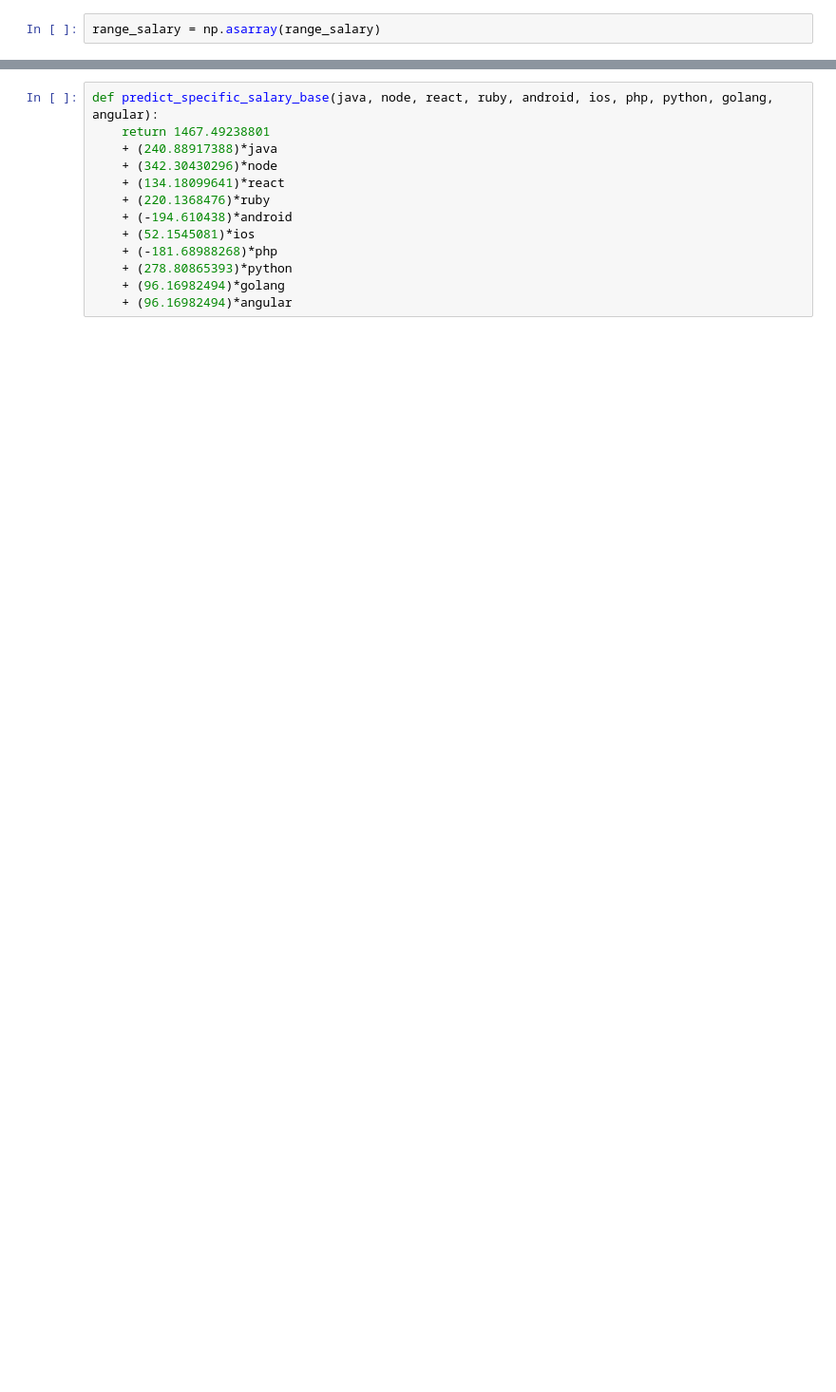
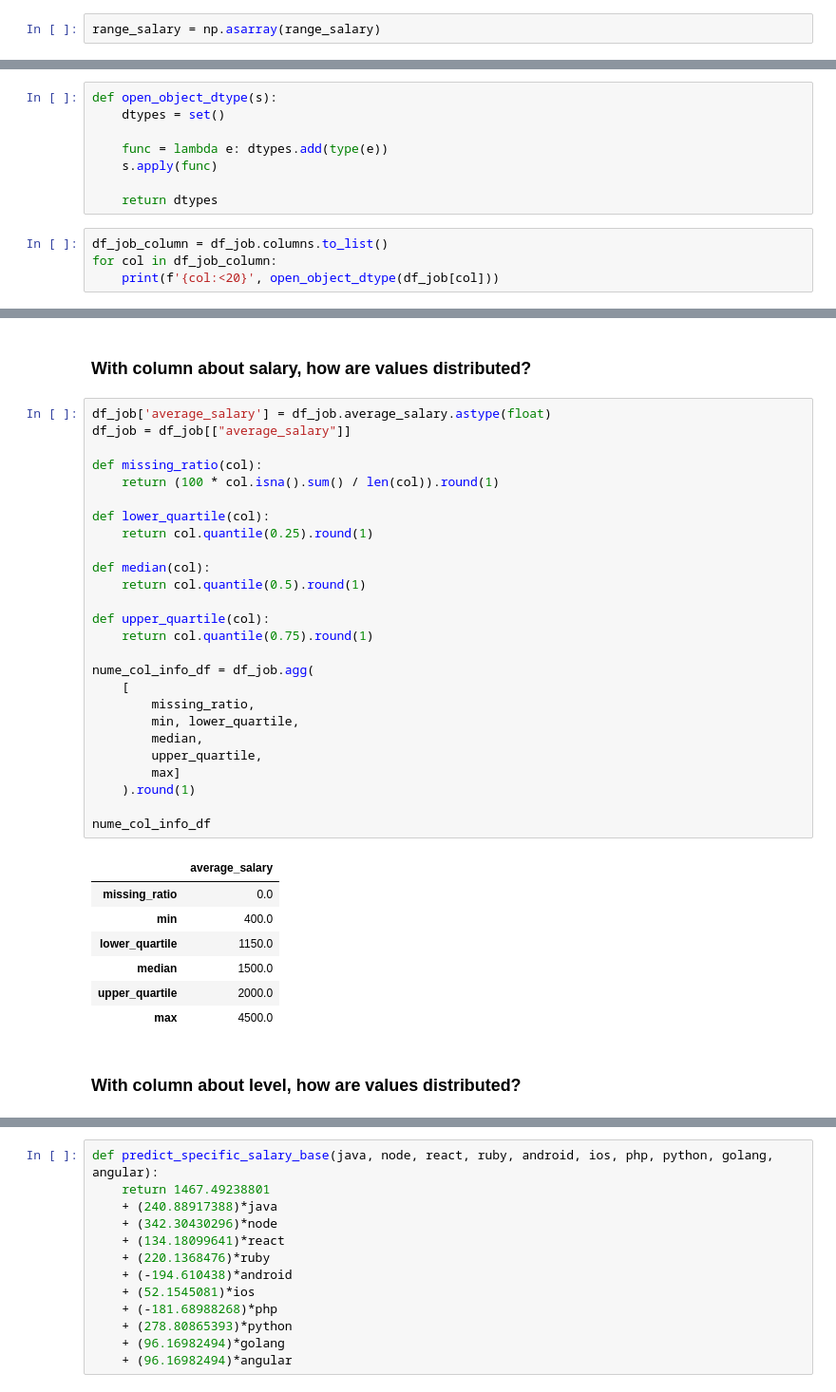
Before and after one commit to vochihieu8320/IDS_GROUP11_2022, a Jupyter notebook: data_explore.ipynb, the cells around one changed output, grey strips where cells are left out. Shown: that part at 95% size. Cells and saved outputs as stored; diff of their text form; blank space fills up the shorter version.

```diff
--- a/data_explore.ipynb
+++ b/data_explore.ipynb
@@ -209,0 +191,12 @@ Coefficients: [[ 240.88917388  342.30430296  134.18099641  220.1368476  -194.610
+# %%
+def open_object_dtype(s):
+    dtypes = set()
+
+    func = lambda e: dtypes.add(type(e))
+    s.apply(func)
+
+    return dtypes
+# %%
+df_job_column = df_job.columns.to_list()
+for col in df_job_column:
+    print(f'{col:<20}', open_object_dtype(df_job[col]))
@@ -209,0 +268,38 @@ Coefficients: [[ 240.88917388  342.30430296  134.18099641  220.1368476  -194.610
+# %% [markdown]
+### With column about salary, how are values distributed?
+# %%
+df_job['average_salary'] = df_job.average_salary.astype(float)
+df_job = df_job[["average_salary"]]
+
+def missing_ratio(col):
+    return (100 * col.isna().sum() / len(col)).round(1)
+
+def lower_quartile(col):
+    return col.quantile(0.25).round(1)
+
+def median(col):
+    return col.quantile(0.5).round(1)
+
+def upper_quartile(col):
+    return col.quantile(0.75).round(1)
+
+nume_col_info_df = df_job.agg(
+    [
+        missing_ratio,
+        min, lower_quartile,
+        median,
+        upper_quartile,
+        max]
+    ).round(1)
+
+nume_col_info_df
+# %% [output]
+|  | average_salary |
+| missing_ratio | 0.0 |
+| min | 400.0 |
+| lower_quartile | 1150.0 |
+| median | 1500.0 |
+| upper_quartile | 2000.0 |
+| max | 4500.0 |
+# %% [markdown]
+### With column about level, how are values distributed?
```
Also changed, not shown: parts of 82 cells of this notebook.
